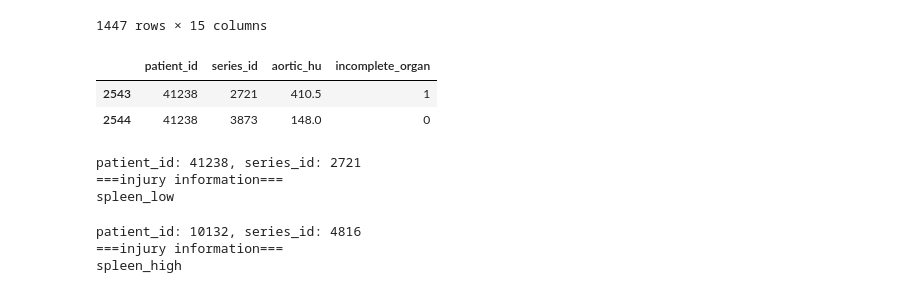
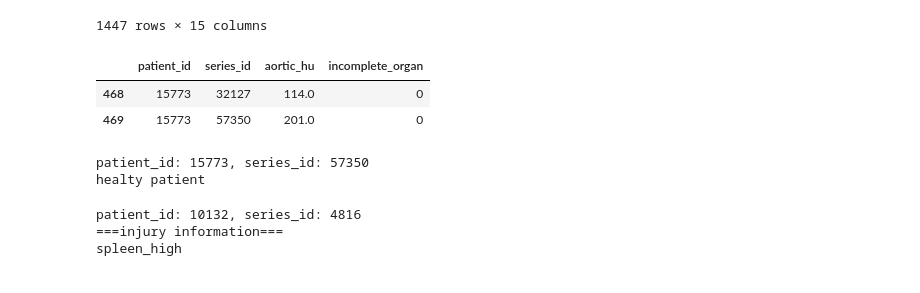
Before and after one commit to tachyon777/rsna-2023, a Jupyter notebook: notebooks/exp003.ipynb, the cells around one changed output. Cells and saved outputs as stored; diff of their text form; code cells hidden in the pictures.

```diff
--- a/notebooks/exp003.ipynb
+++ b/notebooks/exp003.ipynb
@@ -66,13 +66,13 @@ df_train[1700:]
 | 3146 | 9983 | 1 | 0 | 1 | 0 | 1 | ... |
 1447 rows × 15 columns
 # %%
-df_train_series_meta[df_train_series_meta["patient_id"] == 41238]
+df_train_series_meta[df_train_series_meta["patient_id"] == 15773]
 # %% [output]
 |  | patient_id | series_id | aortic_hu | incomplete_organ |
-| 2543 | 41238 | 2721 | 410.5 | 1 |
-| 2544 | 41238 | 3873 | 148.0 | 0 |
+| 468 | 15773 | 32127 | 114.0 | 0 |
+| 469 | 15773 | 57350 | 201.0 | 0 |
 # %%
-idx = 2543
+idx = 469
 pid, sid = df_train_series_meta["patient_id"][idx], df_train_series_meta["series_id"][idx]
 print(f"patient_id: {pid}, series_id: {sid}")
 print_injury(df_train, pid)
@@ -80,9 +80,8 @@ dir_ = f"{dataset_dir}/train_images/{pid}/{sid}"
 arr = load_series_from_dataset(dir_)
 arr_ww = windowing(arr)
 # %% [output]
-patient_id: 41238, series_id: 2721
-===injury information===
-spleen_low
+patient_id: 15773, series_id: 57350
+healty patient
 # %%
 # 保存時はこのセルの出力を消すこと。(ファイルサイズが大きくなるため)
 animate(arr_ww)
```
Also changed, not shown: 3 other files.
